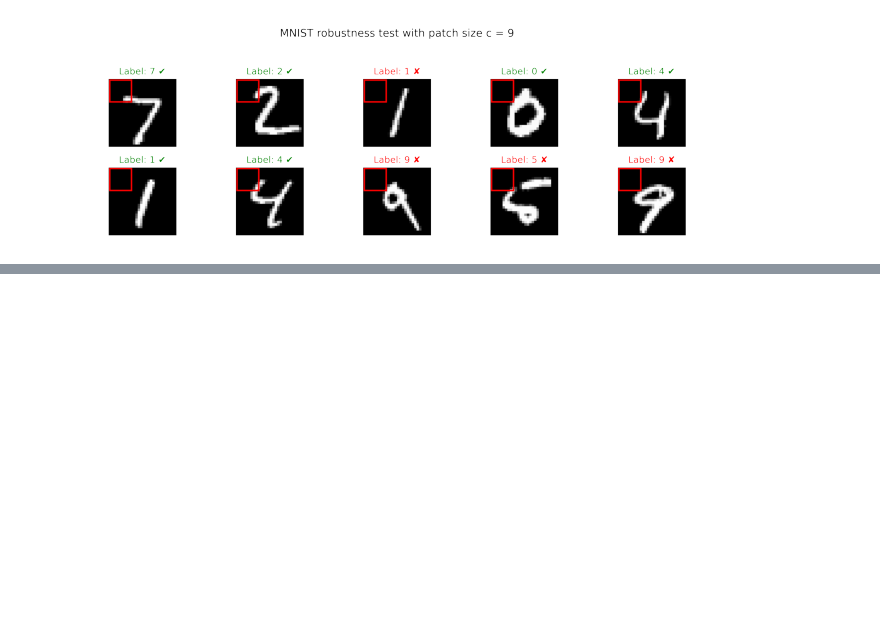
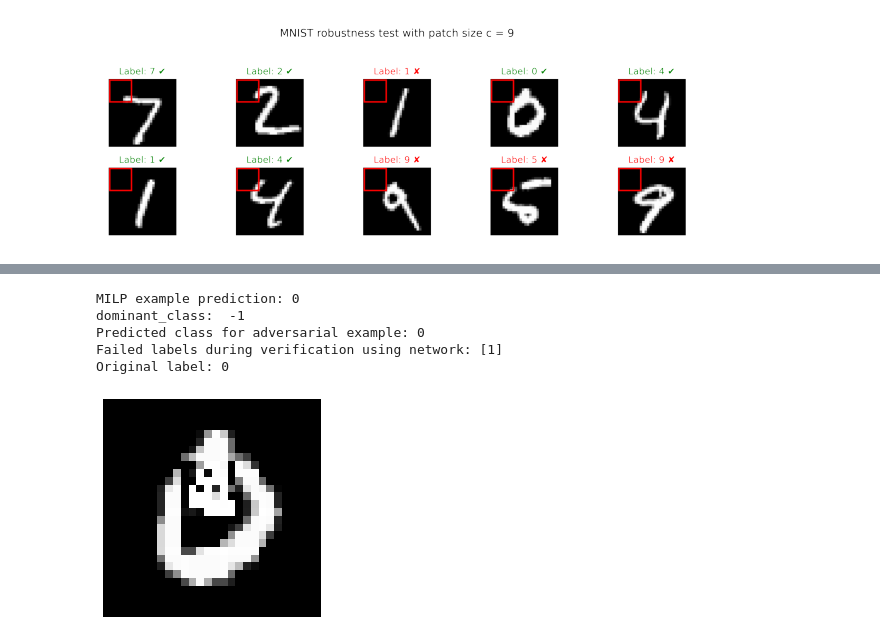
Before and after one commit to NathanA15/Patch-Attack-Verification, a Jupyter notebook: intro.ipynb, the cells around one changed output, grey strips where cells are left out. Saved outputs shown, nothing was run; the diff lists cells and outputs as text; code cells hidden in the pictures; blank space fills up the shorter version.

```diff
--- a/intro.ipynb
+++ b/intro.ipynb
@@ -181,0 +259,37 @@ CalledProcessError: Command '['python3', '.', '--dataset', 'mnist', '--netname',
+# %%
+# SHUEY ADDED - TRYING AGAIN WITH INDEX 3
+index = 3
+
+img = pixels[index].reshape(28, 28)
+label_img = labels[index]
+
+# patch size 11 finds adversarial example for index 7
+input_box_path = create_patch_input_config_file(img, 8, 10, 7, label=label_img)
+dominant_class, example, failed_labels = run_eran(input_box_path=input_box_path, label=label_img, domain="refinepoly", complete=True, timeout_final_milp=6,use_milp=True)
+
+if example is None:
+    print("No adversarial example returned")
+else:
+    ex = np.array(example, dtype=np.float32).reshape(1, 1, 28, 28)
+    pred = np.argmax(run_onnx(model_path, ex)[0])
+    print("MILP example prediction:", pred)
+
+print("dominant_class: ", dominant_class)
+# clipped = np.clip(example, 0.0, 1.0).tolist()
+adv_img = np.array(example).reshape(28, 28)
+plt.figure(figsize=(4, 4))
+plt.imshow(adv_img, cmap="gray")
+plt.axis("off")
+out = run_onnx("/root/ERAN/tf_verify/models/mnist_convSmallRELU__PGDK.onnx", np.array(adv_img).reshape(1, 1, 28, 28))
+# return index with highest score
+predicted_class = np.argmax(out[0], axis=1)[0]
+print("Predicted class for adversarial example:", predicted_class)
+print("Failed labels during verification using network:", failed_labels)
+print("Original label:", label_img)
+# %% [output]
+MILP example prediction: 0
+dominant_class:  -1
+Predicted class for adversarial example: 0
+Failed labels during verification using network: [1]
+Original label: 0
+[figure, added]
```
Also changed, not shown: parts of 5 cells of this notebook, 1 other file.
